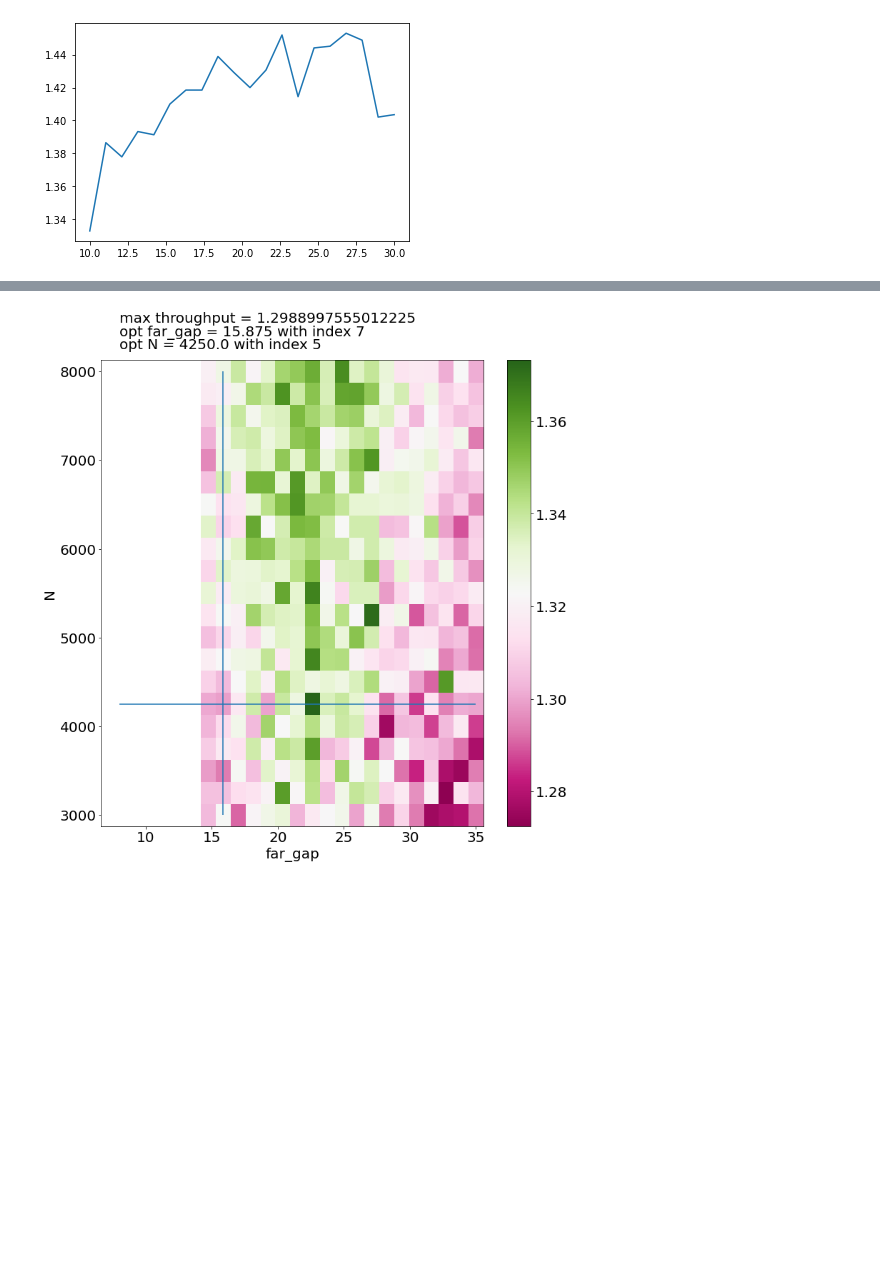
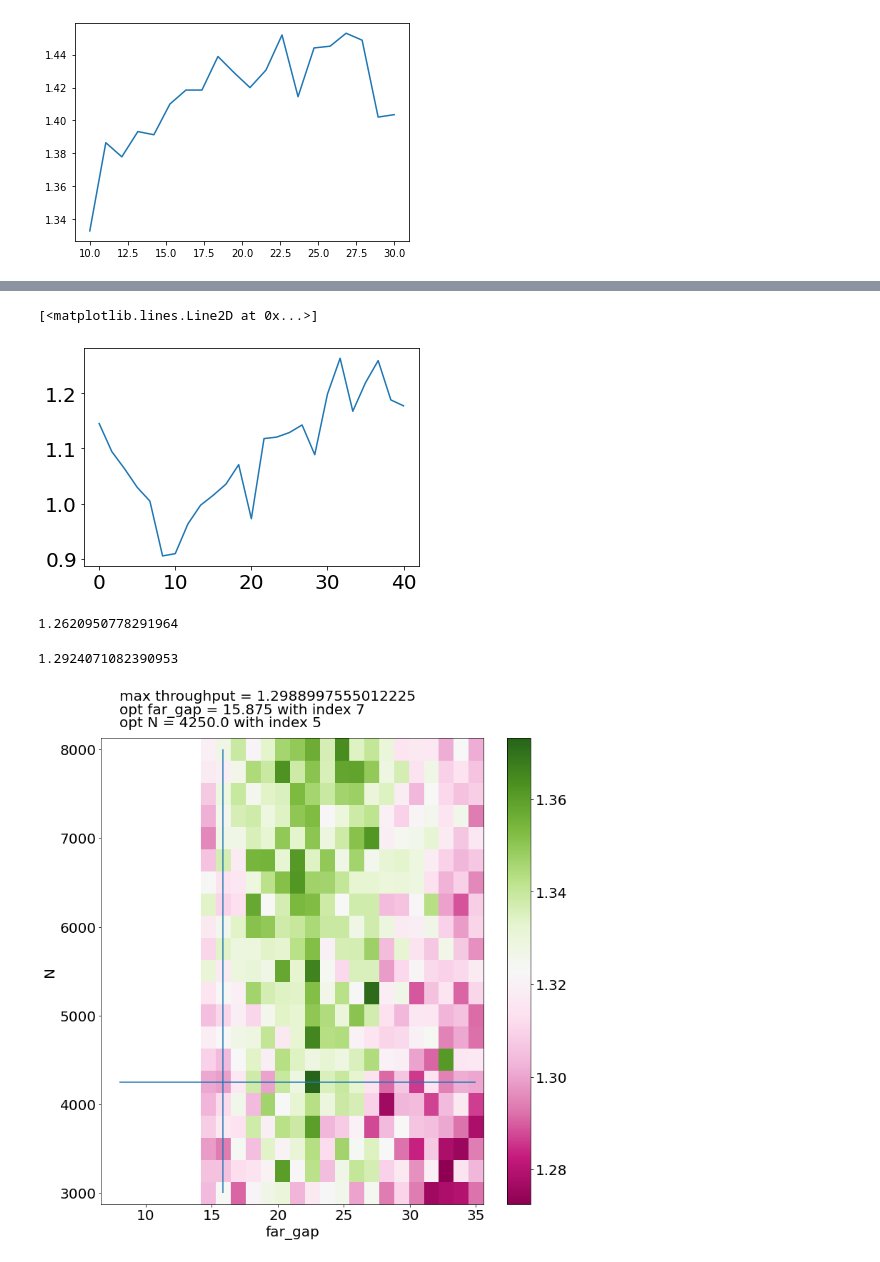
Before and after one commit to KugutAndrei/Hakashinka, a Jupyter notebook: main.ipynb, the cells around one changed output, grey strips where cells are left out. Drawn from its saved outputs; the diff is of its cells as text; code cells hidden in the pictures; blank space fills up the shorter version.

Commit message:
add rifle

```diff
--- a/main.ipynb
+++ b/main.ipynb
@@ -66,3 +86,42 @@ plt.plot(X, Y)
+# %%
+# New handy interface is here!
+# Check interface.py for possible parameters
+from interface import Simulation
+
+X = np.linspace(0, 40, 25)
+Y = np.zeros((X.shape))
+
+for i in tqdm.tqdm(range(X.shape[0])):
+    sim = Simulation(start_road='E0', end_road='E4', N=6000, work_dir='./xml_data/rifle', net_data='rifle.net.xml')
+    sim.set_calibrator(road='E0', gap=3)
+    sim.set_calibrator(road='E1', lane=['0', '1'], gap=X[i])
+    sim.set_calibrator(road='E4', gap=2)
+    sim.run()
+    Y[i] = sim.get_mean_throughput()
+
+plt.plot(X, Y)
+# %% [output]
+[<matplotlib.lines.Line2D at 0x...>]
+[figure, added]
+# %%
+sim = Simulation(start_road='E0', end_road='E4', N=6000, work_dir='./xml_data/rifle', net_data='rifle.net.xml')
+sim.set_calibrator(road='E0', gap=3)
+sim.set_calibrator(road='E1', lane=['0', '1'], gap=31)
+sim.set_calibrator(road='E1', lane=['2', '3'], gap=2)
+sim.set_calibrator(road='E4', gap=1)
+sim.run()
+sim.get_mean_throughput()
+# %% [output]
+1.2620950778291964
+# %%
+sim = Simulation(start_road='E19', end_road='E3', N=4000, work_dir='./xml_data/test6', net_data='test6.net.xml')
+sim.set_calibrator(road='E19', gap=3)
+sim.set_calibrator(road='E1', lane=['0', '1'], gap=20)
+sim.set_calibrator(road='E2', gap=0.1)
+sim.run()
+sim.get_mean_throughput()
+# %% [output]
+1.2924071082390953
 # %%
 # New handy interface is here!
 # Check interface.py for possible parameters
```
Also changed, not shown: parts of 5 cells of this notebook, 11 other files.
